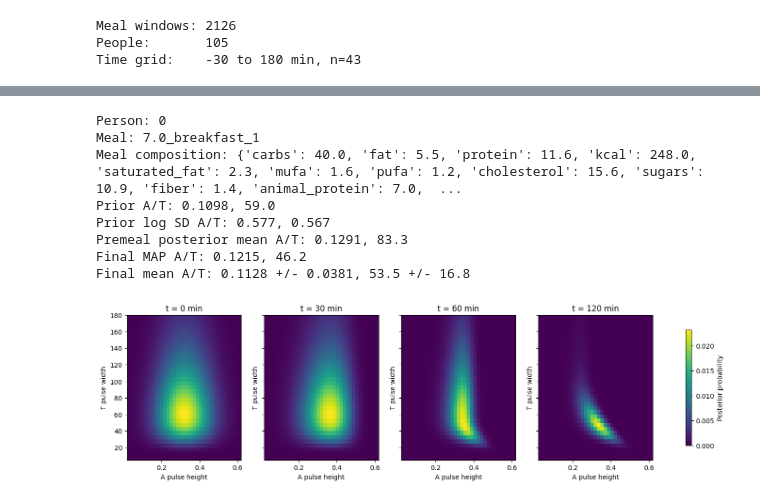
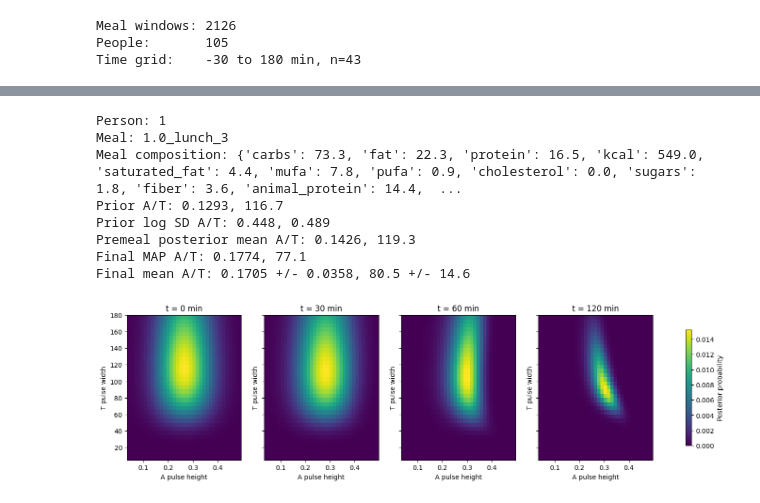
Before and after one commit to vskantze/dynamic-metabolic-state, a Jupyter notebook: nbs/mode2_online_bayesian_meal_identification_real_data.ipynb, the cells around one changed output, grey strips where cells are left out. Drawn from its saved outputs; the diff is of its cells as text; code cells hidden in the pictures.

Commit message:
feat: update the features used for prediction

```diff
--- a/nbs/mode2_online_bayesian_meal_identification_real_data.ipynb
+++ b/nbs/mode2_online_bayesian_meal_identification_real_data.ipynb
@@ -1488,7 +1644,7 @@ MAX_LEARNING_CURVE_PRIOR_MEALS_SHOWN = 19
 POOLED_DIAGNOSTIC_MAX_LEARNING_CURVE_LABEL_MEALS = 200
 if globals().get("POOL_ALL_PEOPLE_AS_ONE_PERSON_DIAGNOSTIC", False):
     MAX_LEARNING_CURVE_PEOPLE = 1
-    MAX_LEARNING_CURVE_TOTAL_LABEL_MEALS = min(POOLED_DIAGNOSTIC_MAX_LEARNING_CURVE_LABEL_MEALS, len(train_idx))
+    MAX_LEARNING_CURVE_TOTAL_LABEL_MEALS = min(POOLED_DIAGNOSTIC_MAX_LEARNING_CURVE_LABEL_MEALS, len(model_train_idx))
     MAX_LEARNING_CURVE_MEALS_PER_PERSON = MAX_LEARNING_CURVE_TOTAL_LABEL_MEALS
     MAX_LEARNING_CURVE_PRIOR_MEALS_SHOWN = MAX_LEARNING_CURVE_MEALS_PER_PERSON - 1
 
@@ -1620,7 +1776,7 @@ def estimate_person_learning_curve(rows, prior_strength=PERSON_OFFSET_PRIOR_STRE
     return pd.DataFrame(learning_rows)
 
 
-learning_curve_label_rows = build_learning_curve_label_rows(mode2_dataset, train_idx)
+learning_curve_label_rows = build_learning_curve_label_rows(mode2_dataset, model_train_idx)
 person_learning_df = estimate_person_learning_curve(learning_curve_label_rows)
 learning_summary = person_learning_df.groupby("prior_meals_capped").agg(
     n_meals=("idx", "count"),
@@ -1866,7 +2022,7 @@ def estimate_random_split_learning_curve(
 if globals().get("POOL_ALL_PEOPLE_AS_ONE_PERSON_DIAGNOSTIC", False):
     desired_learning_labels = min(
         int(POOLED_DIAGNOSTIC_RANDOM_LEARNING_LABEL_TARGET),
-        len(train_idx),
+        len(model_train_idx),
     )
     current_learning_labels = len(globals().get("learning_curve_label_rows", []))
     max_requested_prior_meals = max(RANDOM_LEARNING_K_VALUES)
@@ -1881,7 +2037,7 @@ if globals().get("POOL_ALL_PEOPLE_AS_ONE_PERSON_DIAGNOSTIC", False):
         )
         learning_curve_label_rows = build_learning_curve_label_rows(
             mode2_dataset,
-            train_idx,
+            model_train_idx,
         )
     print(f"Random-split learning labels available: {len(learning_curve_label_rows)}")
 
@@ -2010,7 +2166,7 @@ Point labels show unique people at each k. Confidence bands are 95% intervals ac
 # premeal glucose forecasts improve on a fixed held-out set?
 
 DATA_SIZE_CURVE_MAX_TRAIN_LABELS = 600 if globals().get("POOL_ALL_PEOPLE_AS_ONE_PERSON_DIAGNOSTIC", False) else 300
-DATA_SIZE_CURVE_MAX_TRAIN_LABELS = min(DATA_SIZE_CURVE_MAX_TRAIN_LABELS, len(train_idx))
+DATA_SIZE_CURVE_MAX_TRAIN_LABELS = min(DATA_SIZE_CURVE_MAX_TRAIN_LABELS, len(model_train_idx))
 DATA_SIZE_CURVE_MAX_EVAL_MEALS = 30
 DATA_SIZE_CURVE_REPEATS = 8
 DATA_SIZE_CURVE_LABEL_GRID_SIZE = 12
@@ -2196,7 +2352,7 @@ def run_at_prior_data_size_curve(train_rows, eval_rows):
 
 data_size_train_label_rows = ensure_completed_label_rows(
     mode2_dataset,
-    train_idx,
+    model_train_idx,
     existing_rows=at_label_rows,
     target_count=DATA_SIZE_CURVE_MAX_TRAIN_LABELS,
     random_state=21,
@@ -2204,13 +2360,13 @@ data_size_train_label_rows = ensure_completed_label_rows(
 
 data_size_eval_label_rows = ensure_completed_label_rows(
     mode2_dataset,
-    test_idx,
+    model_test_idx,
     existing_rows=[],
-    target_count=min(DATA_SIZE_CURVE_MAX_EVAL_MEALS, len(test_idx)),
+    target_count=min(DATA_SIZE_CURVE_MAX_EVAL_MEALS, len(model_test_idx)),
     random_state=22,
 )
 
-print(f"Data-size curve train labels: {len(data_size_train_label_rows)} / {len(train_idx)} available train meals")
+print(f"Data-size curve train labels: {len(data_size_train_label_rows)} / {len(model_train_idx)} available train meals")
 print(f"Data-size curve held-out eval labels: {len(data_size_eval_label_rows)}")
 
 at_prior_data_size_df = run_at_prior_data_size_curve(
@@ -2696,7 +2876,7 @@ MAX_KINETIC_POPULATION_LABEL_MEALS = 250
 POOLED_DIAGNOSTIC_MAX_KINETIC_LABEL_MEALS = 200
 if globals().get("POOL_ALL_PEOPLE_AS_ONE_PERSON_DIAGNOSTIC", False):
     MAX_KINETIC_PEOPLE = 1
-    MAX_KINETIC_TOTAL_LABEL_MEALS = min(POOLED_DIAGNOSTIC_MAX_KINETIC_LABEL_MEALS, len(train_idx))
+    MAX_KINETIC_TOTAL_LABEL_MEALS = min(POOLED_DIAGNOSTIC_MAX_KINETIC_LABEL_MEALS, len(model_train_idx))
     MAX_KINETIC_MEALS_PER_PERSON = MAX_KINETIC_TOTAL_LABEL_MEALS
     MAX_KINETIC_POPULATION_LABEL_MEALS = MAX_KINETIC_TOTAL_LABEL_MEALS
 KINETIC_PERSON_PRIOR_WEIGHT = 120.0
@@ -2873,7 +3053,7 @@ def fit_kinetics_for_rows(rows, ds, base_theta=None, prior_theta=None, prior_wei
 
 kinetic_label_rows, kinetic_label_counts = build_kinetic_label_rows(
     mode2_dataset,
-    train_idx,
+    model_train_idx,
     cached_rows=at_label_rows,
 )
 
@@ -2927,8 +3107,8 @@ for person_id in tqdm(sorted(rows_by_person)):
 
 person_kinetics_df = pd.DataFrame(person_kinetic_rows)
 
-print(f"Train meals available for kinetics: {len(train_idx)}")
-print(f"Kinetic labels used: {len(kinetic_label_rows)} / {len(train_idx)}")
+print(f"Train meals available for kinetics: {len(model_train_idx)}")
+print(f"Kinetic labels used: {len(kinetic_label_rows)} / {len(model_train_idx)}")
 print("Population kinetics fit success:", bool(population_kinetics_result.success))
 print("Population kinetics:", {"period": population_kinetics_theta["period"], "zeta": population_kinetics_theta["zeta"]})
 person_kinetics_df.head()
@@ -3897,7 +4089,7 @@ residual_model_error_summary
 # HELD-OUT EXAMPLE: ONLINE POSTERIOR IDENTIFICATION
 # =========================================================
 
-example_idx = test_idx[0]
+example_idx = model_test_idx[0]
 example_sample = sample_from_dataset(mode2_dataset, example_idx)
 example_theta = dict(ACKERMAN_DEFAULT)
 example_prior = predict_meal_prior_distribution(example_sample)
@@ -3929,42 +4121,42 @@ print("Meal composition:", example_sample["meal"])
 print(f"Prior A/T: {A_prior:.4f}, {T_prior:.1f}")
 print(f"Prior log SD A/T: {example_prior['A_log_sd']:.3f}, {example_prior['T_log_sd']:.3f}")
 print(f"Premeal posterior mean A/T: {pre_summary['A_mean']:.4f}, {pre_summary['T_mean']:.1f}")
 print(f"Final MAP A/T: {final_summary['A_map']:.4f}, {final_summary['T_map']:.1f}")
 print(f"Final mean A/T: {final_summary['A_mean']:.4f} +/- {final_summary['A_sd']:.4f}, {final_summary['T_mean']:.1f} +/- {final_summary['T_sd']:.1f}")
 
 snapshots = [
     index_nearest(result["time"], 0),
     index_nearest(result["time"], 30),
     index_nearest(result["time"], 60),
     index_nearest(result["time"], 120),
 ]
 
 fig, axes = plt.subplots(1, len(snapshots), figsize=(18, 4), sharey=True)
 
 for ax, idx in zip(axes, snapshots):
     posterior = result["posterior_history"][idx]
     im = ax.imshow(
         posterior,
         origin="lower",
         aspect="auto",
         extent=[A_grid[0], A_grid[-1], T_grid[0], T_grid[-1]],
     )
     ax.set_title(f"t = {result['time'][idx]:.0f} min")
     ax.set_xlabel("A pulse height")
     ax.set_ylabel("T pulse width")
 
 fig.colorbar(im, ax=axes.ravel().tolist(), shrink=0.8, label="Posterior probability")
 plt.show()
 # %% [output]
-Person: 0
-Meal: 7.0_breakfast_1
-Meal composition: {'carbs': 40.0, 'fat': 5.5, 'protein': 11.6, 'kcal': 248.0, 'saturated_fat': 2.3, 'mufa': 1.6, 'pufa': 1.2, 'cholesterol': 15.6, 'sugars': 10.9, 'fiber': 1.4, 'animal_protein': 7.0,  ...
-Prior A/T: 0.1098, 59.0
-Prior log SD A/T: 0.577, 0.567
-Premeal posterior mean A/T: 0.1291, 83.3
-Final MAP A/T: 0.1215, 46.2
-Final mean A/T: 0.1128 +/- 0.0381, 53.5 +/- 16.8
+Person: 1
+Meal: 1.0_lunch_3
+Meal composition: {'carbs': 73.3, 'fat': 22.3, 'protein': 16.5, 'kcal': 549.0, 'saturated_fat': 4.4, 'mufa': 7.8, 'pufa': 0.9, 'cholesterol': 0.0, 'sugars': 1.8, 'fiber': 3.6, 'animal_protein': 14.4,  ...
+Prior A/T: 0.1293, 116.7
+Prior log SD A/T: 0.448, 0.489
+Premeal posterior mean A/T: 0.1426, 119.3
+Final MAP A/T: 0.1774, 77.1
+Final mean A/T: 0.1705 +/- 0.0358, 80.5 +/- 14.6
-[figure, old version]
+[figure, new version]
 # %%
 # =========================================================
 # ONLINE FORECAST EVOLUTION
```
Also changed, not shown: parts of 27 cells of this notebook.
